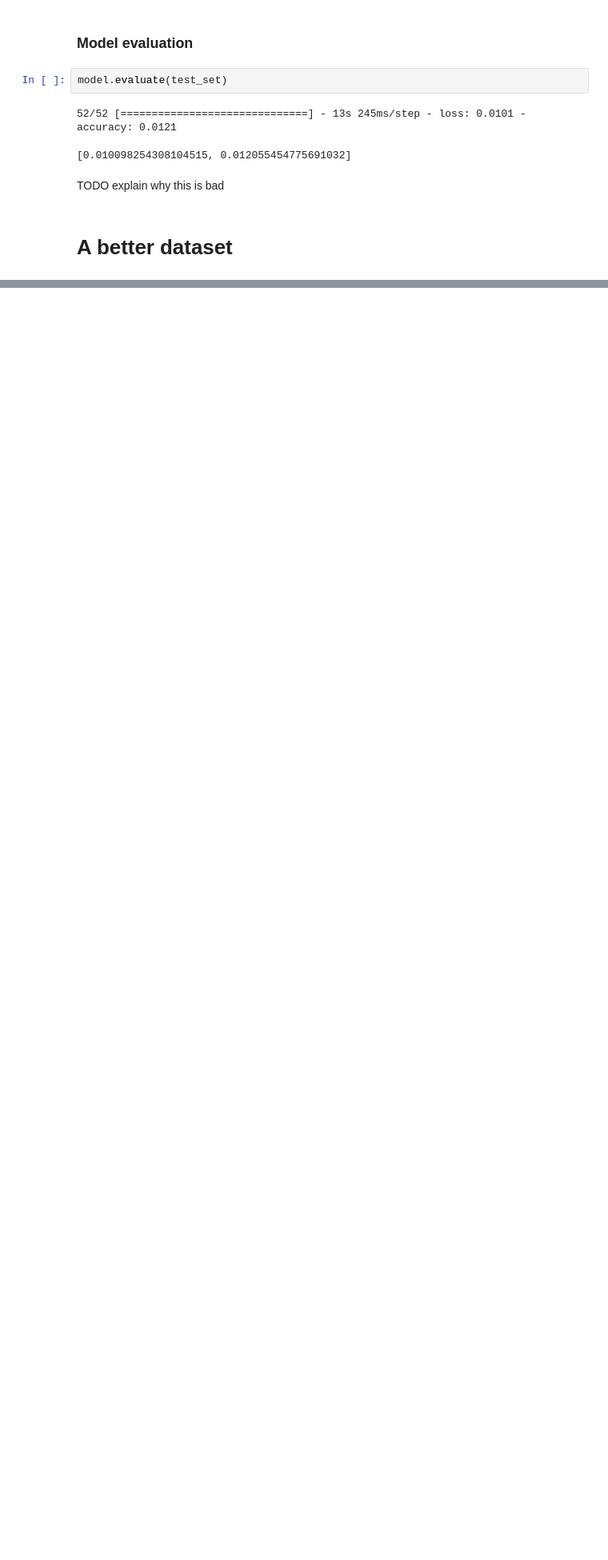
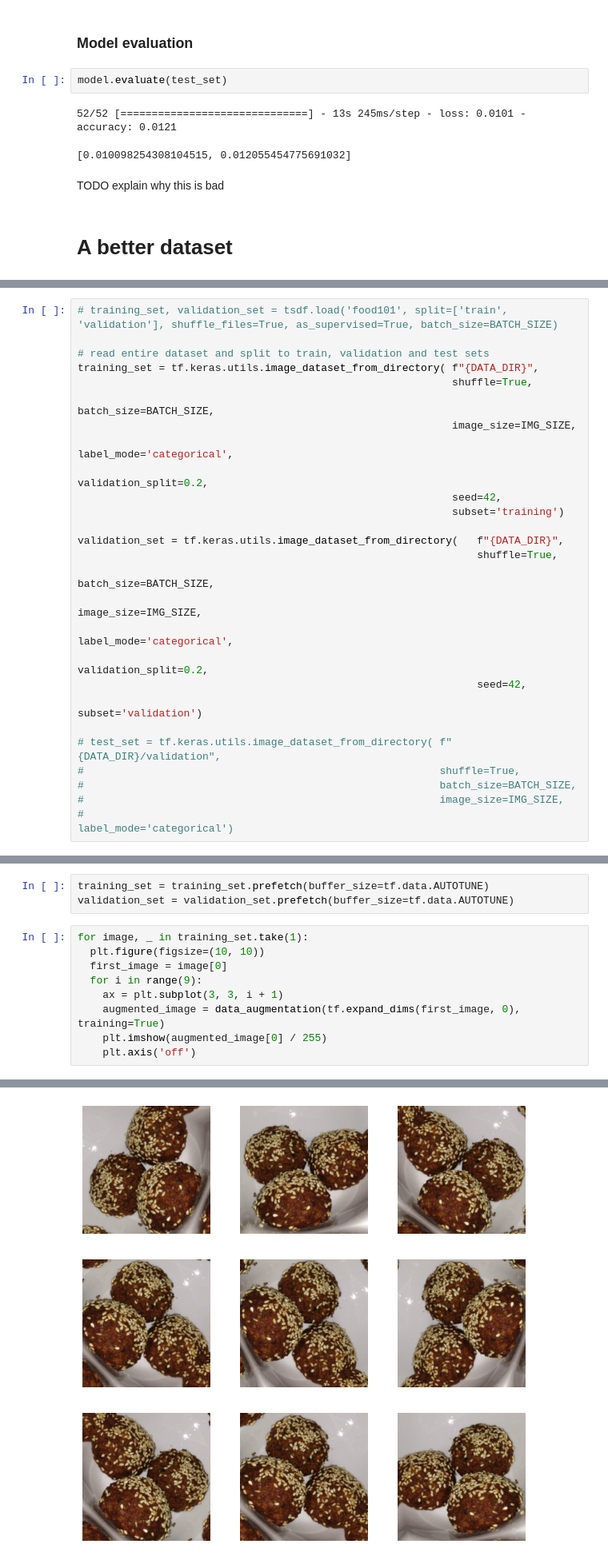
Before and after one commit to vlad-pbr/caloriephone, a Jupyter notebook: model/model.ipynb, the cells around one changed output, grey strips where cells are left out. Shown at 80% size. Drawn from its saved outputs; the diff is of its cells as text; blank space fills up the shorter version.

Commit message:
feat(model): alternative data set learning

```diff
--- a/model/model.ipynb
+++ b/model/model.ipynb
@@ -924,0 +964,27 @@ TODO explain why this is bad
+# %%
+# training_set, validation_set = tsdf.load('food101', split=['train', 'validation'], shuffle_files=True, as_supervised=True, batch_size=BATCH_SIZE)
+
+# read entire dataset and split to train, validation and test sets
+training_set = tf.keras.utils.image_dataset_from_directory( f"{DATA_DIR}",
+                                                            shuffle=True,
+                                                            batch_size=BATCH_SIZE,
+                                                            image_size=IMG_SIZE,
+                                                            label_mode='categorical',
+                                                            validation_split=0.2,
+                                                            seed=42,
+                                                            subset='training')
+
+validation_set = tf.keras.utils.image_dataset_from_directory(   f"{DATA_DIR}",
+                                                                shuffle=True,
+                                                                batch_size=BATCH_SIZE,
+                                                                image_size=IMG_SIZE,
+                                                                label_mode='categorical',
+                                                                validation_split=0.2,
+                                                                seed=42,
+                                                                subset='validation')
+
+# test_set = tf.keras.utils.image_dataset_from_directory( f"{DATA_DIR}/validation",
+#                                                         shuffle=True,
+#                                                         batch_size=BATCH_SIZE,
+#                                                         image_size=IMG_SIZE,
+#                                                         label_mode='categorical')
@@ -924,0 +996,13 @@ TODO explain why this is bad
+# %%
+training_set = training_set.prefetch(buffer_size=tf.data.AUTOTUNE)
+validation_set = validation_set.prefetch(buffer_size=tf.data.AUTOTUNE)
+# %%
+for image, _ in training_set.take(1):
+  plt.figure(figsize=(10, 10))
+  first_image = image[0]
+  for i in range(9):
+    ax = plt.subplot(3, 3, i + 1)
+    augmented_image = data_augmentation(tf.expand_dims(first_image, 0), training=True)
+    plt.imshow(augmented_image[0] / 255)
+    plt.axis('off')
+# %% [output]
@@ -924,0 +1026 @@ TODO explain why this is bad
+[figure, added]
```
Also changed, not shown: parts of 13 cells of this notebook.
